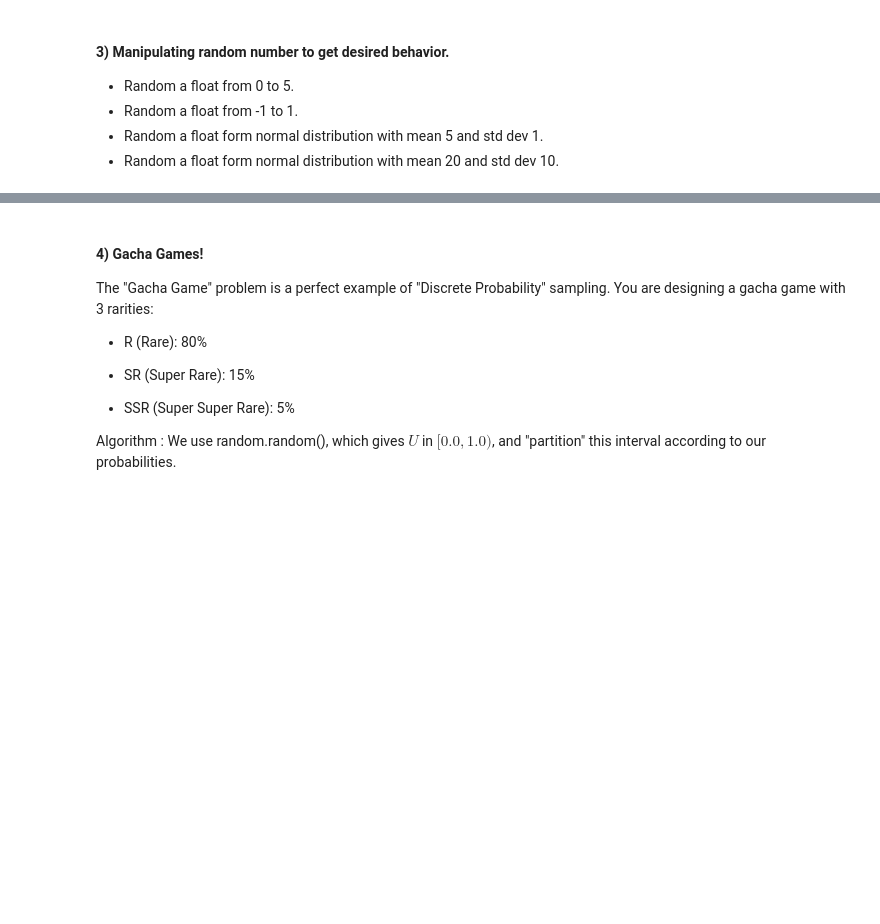
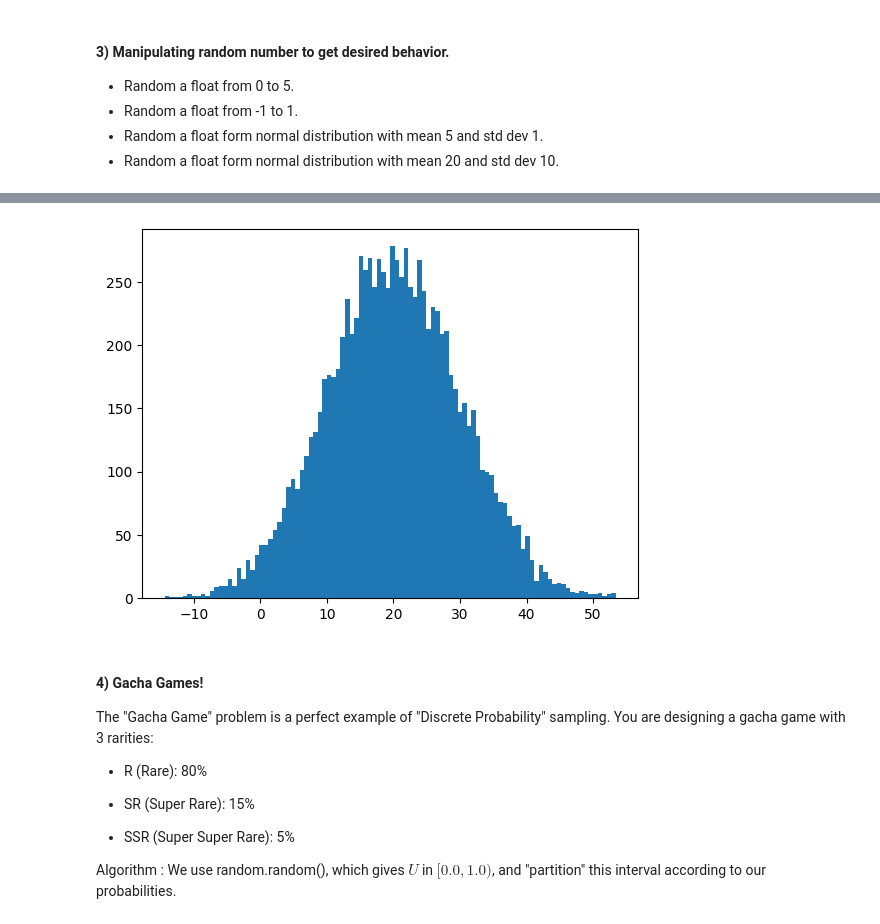
Before and after one commit to cs-muic/iccs205-lectures, a Jupyter notebook: lect14/Pseudo Random Number Generator.ipynb, the cells around one changed output, grey strips where cells are left out. Cells and saved outputs as stored; diff of their text form; code cells hidden in the pictures; blank space fills up the shorter version.

```diff
--- a/lect14/Pseudo Random Number Generator.ipynb
+++ b/lect14/Pseudo Random Number Generator.ipynb
@@ -107,3 +125,9 @@ plt.show()
+# %%
+xs = [np.random.randn()*10+20 for _ in range(10000)]
+plt.hist(xs, bins=100)
+plt.show()
+# %% [output]
+[figure, added]
 # %% [markdown]
 #### 4) Gacha Games!
 
```
Also changed, not shown: parts of 19 cells of this notebook.
